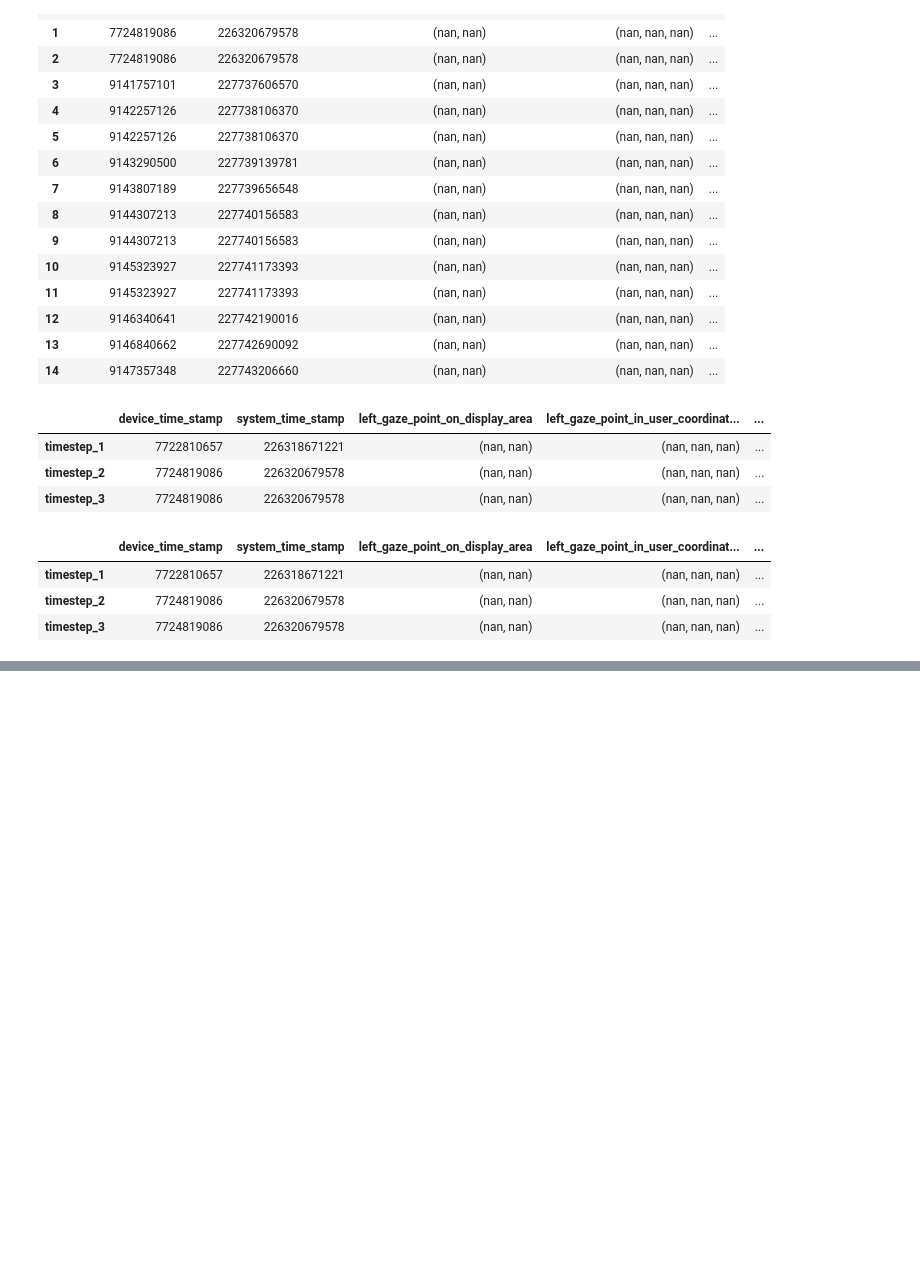
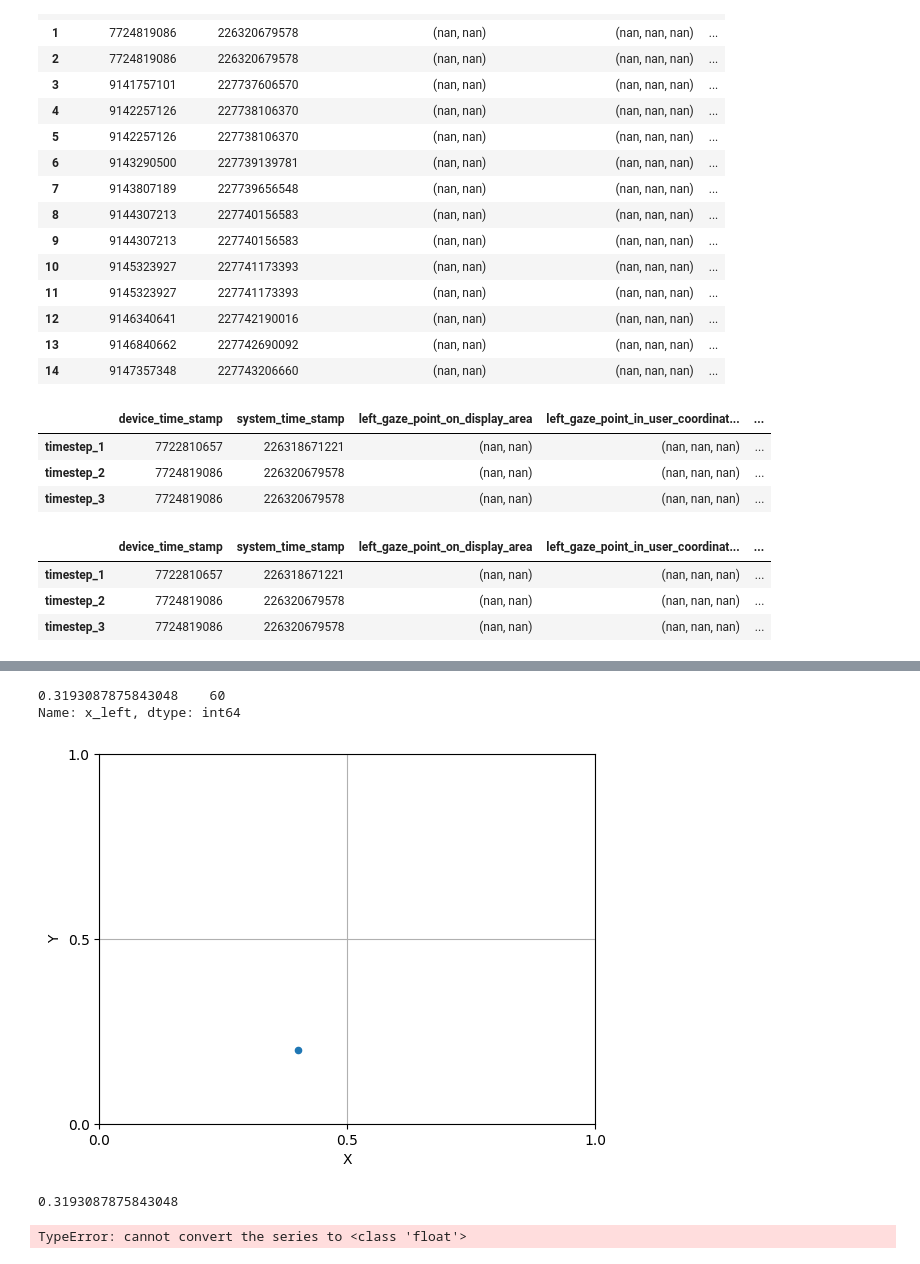
Before and after one commit to crasgaitis/innovision, a Jupyter notebook: test.ipynb, the cells around one changed output, grey strips where cells are left out. Saved outputs shown, nothing was run; the diff lists cells and outputs as text; code cells hidden in the pictures; blank space fills up the shorter version.

```diff
--- a/test.ipynb
+++ b/test.ipynb
@@ -234,0 +285,38 @@ df
+# %%
+df['x_left'].value_counts()
+# %% [output]
+0.3193087875843048    60
+Name: x_left, dtype: int64
+# %%
+plt.scatter(0.4, 0.2, s=20)
+plt.xlabel('X')
+plt.ylabel('Y')
+plt.xlim(0, 1)
+plt.ylim(0, 1)
+plt.grid(True)
+
+plt.xticks([0, 0.5, 1])
+plt.yticks([0, 0.5, 1])
+
+plt.show()
+# %% [output]
+[figure, added]
+# %%
+float(df['x_left'].iloc[0])
+# %% [output]
+0.3193087875843048
+# %%
+plt.scatter(float(df['x_left']), float(df['y_left']))
+plt.scatter(float(df['x_right']), float(df['y_right']))
+plt.xlabel('X')
+plt.ylabel('Y')
+plt.xlim(0, 1)
+plt.ylim(0, 1)
+plt.grid(True)
+
+plt.xticks([0, 0.5, 1])
+plt.yticks([0, 0.5, 1])
+
+plt.show()
+# %% [output]
+TypeError: cannot convert the series to <class 'float'>
```
Also changed, not shown: parts of 3 cells of this notebook, 7 other files.
